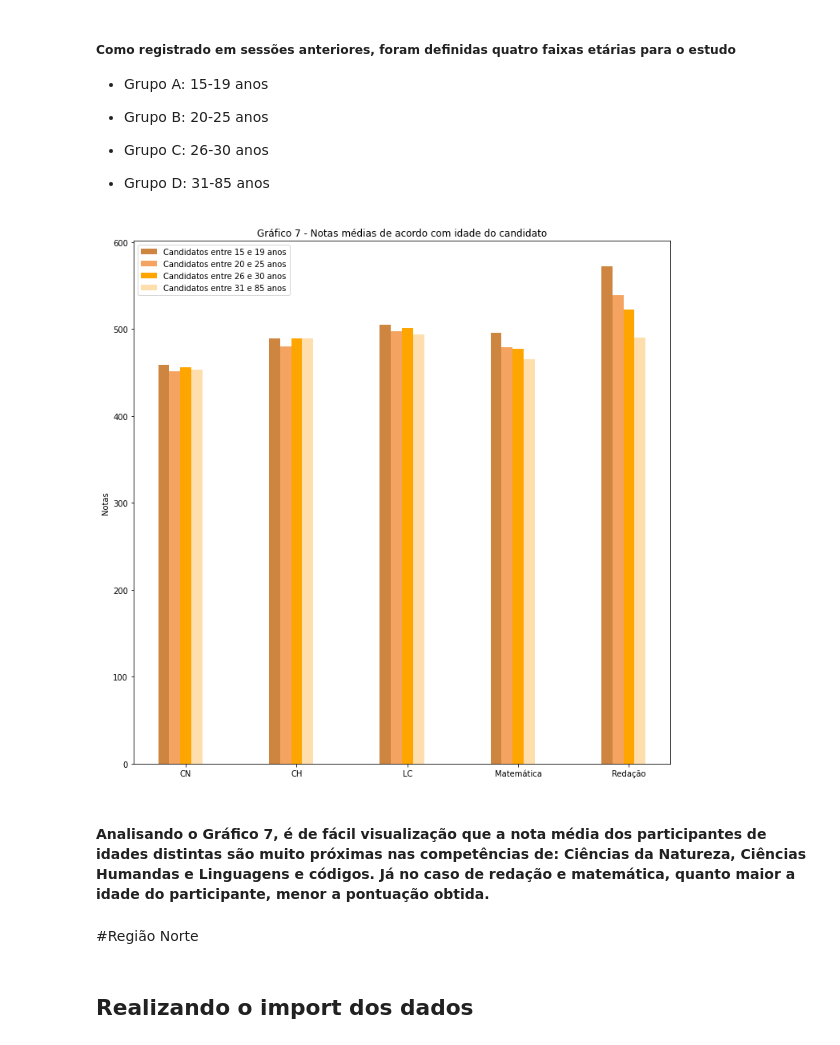
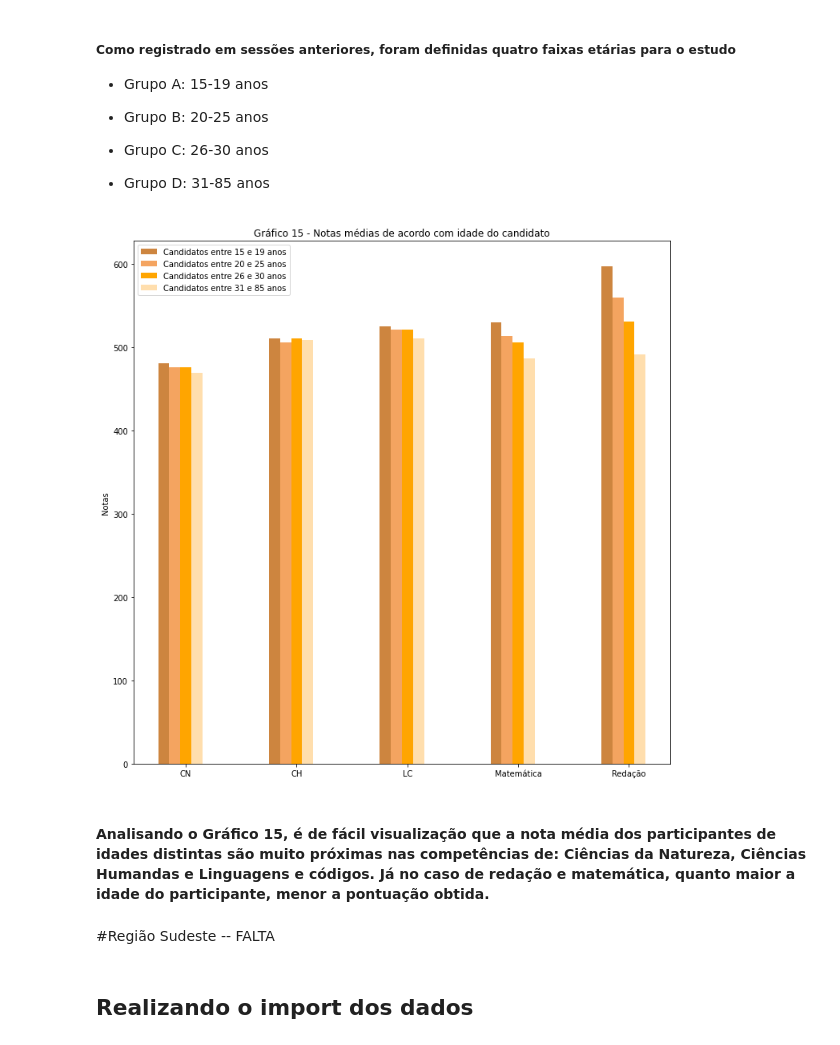
Before and after one commit to henriquecl/DataSciene_Destrinchando_o_ENEM, a Jupyter notebook: Brincando_com_o_ENEM.ipynb, the cells around one changed output. Drawn from its saved outputs; the diff is of its cells as text; code cells hidden in the pictures.

```diff
--- a/Brincando_com_o_ENEM.ipynb
+++ b/Brincando_com_o_ENEM.ipynb
@@ -8,6 +8,7 @@ import chardet
 import matplotlib.pyplot as plt
 import numpy as np
 import seaborn as sns
+plt.rcParams['figure.figsize'] = [10, 10]
 
 # Utilizada para identificar o tipo de encoding do dataset
 #with open("/content/drive/My Drive/Dados_ENEM/dados10.csv", 'rb') as rawdata:
@@ -1283,37 +1298,37 @@ plt.show()
 # %%
 notas_idade = notas.copy()
 notas_idade.append("NU_IDADE")
-grupo_a_norte = dados_norte[notas_idade].query('NU_IDADE <= 19 and NU_IDADE>= 15').dropna().mean()
-grupo_b_norte = dados_norte[notas_idade].query('NU_IDADE <= 25 and NU_IDADE>= 20').dropna().mean()
-grupo_c_norte = dados_norte[notas_idade].query('NU_IDADE <= 30 and NU_IDADE>= 26').dropna().mean()
-grupo_d_norte = dados_norte[notas_idade].query('NU_IDADE <= 85 and NU_IDADE>= 31').dropna().mean()
+grupo_a_CO = dados_CO[notas_idade].query('NU_IDADE <= 19 and NU_IDADE>= 15').dropna().mean()
+grupo_b_CO = dados_CO[notas_idade].query('NU_IDADE <= 25 and NU_IDADE>= 20').dropna().mean()
+grupo_c_CO = dados_CO[notas_idade].query('NU_IDADE <= 30 and NU_IDADE>= 26').dropna().mean()
+grupo_d_CO = dados_CO[notas_idade].query('NU_IDADE <= 85 and NU_IDADE>= 31').dropna().mean()
 
-grupo_a_norte = grupo_a_norte[notas]
-grupo_b_norte = grupo_b_norte[notas]
-grupo_c_norte = grupo_c_norte[notas]
-grupo_d_norte = grupo_d_norte[notas]
+grupo_a_CO = grupo_a_CO[notas]
+grupo_b_CO = grupo_b_CO[notas]
+grupo_c_CO = grupo_c_CO[notas]
+grupo_d_CO = grupo_d_CO[notas]
 
 #Plot do gráfico
 plt.rcParams['figure.figsize'] = [12, 12]  # Essa linha que fez a imagem ficar maior
 fig, ax = plt.subplots()
-rects1 = ax.bar(x +0.00 , grupo_a_norte ,color= 'peru',  width=0.1, label='Candidatos entre 15 e 19 anos')
-rects2 = ax.bar(x +0.10 , grupo_b_norte    ,color = 'sandybrown' ,width=0.1, label='Candidatos entre 20 e 25 anos')
-rects3 = ax.bar(x +0.20 ,grupo_c_norte,color ='orange'  ,width=0.1, label='Candidatos entre 26 e 30 anos')
-rects4 = ax.bar(x +0.30 , grupo_d_norte  ,color = 'navajowhite' ,width=0.1, label='Candidatos entre 31 e 85 anos')
+rects1 = ax.bar(x +0.00 , grupo_a_CO ,color= 'peru',  width=0.1, label='Candidatos entre 15 e 19 anos')
+rects2 = ax.bar(x +0.10 , grupo_b_CO    ,color = 'sandybrown' ,width=0.1, label='Candidatos entre 20 e 25 anos')
+rects3 = ax.bar(x +0.20 ,grupo_c_CO,color ='orange'  ,width=0.1, label='Candidatos entre 26 e 30 anos')
+rects4 = ax.bar(x +0.30 , grupo_d_CO  ,color = 'navajowhite' ,width=0.1, label='Candidatos entre 31 e 85 anos')
 
 ax.set_ylabel('Notas')
 #plt.figure(figsize=(10,8))
-ax.set_title('Gráfico 7 - Notas médias de acordo com idade do candidato')
+ax.set_title('Gráfico 15 - Notas médias de acordo com idade do candidato')
 ax.set_xticks(x + 0.2)
 ax.set_xticklabels(['CN', 'CH', 'LC', 'Matemática', 'Redação'])
 ax.legend(loc=0)
 plt.show()
 # %% [output]
-[figure, old version]
+[figure, new version]
 # %% [markdown]
-#### Analisando o Gráfico 7, é de fácil visualização que a nota média dos participantes de idades distintas são muito próximas nas competências de: Ciências da Natureza, Ciências Humandas e Linguagens e códigos. Já no caso de redação e matemática, quanto maior a idade do participante, menor a pontuação obtida.
+#### Analisando o Gráfico 15, é de fácil visualização que a nota média dos participantes de idades distintas são muito próximas nas competências de: Ciências da Natureza, Ciências Humandas e Linguagens e códigos. Já no caso de redação e matemática, quanto maior a idade do participante, menor a pontuação obtida.
 # %% [markdown]
-#Região Norte
+#Região Sudeste -- FALTA
 # %% [markdown]
 ##  Realizando o import dos dados
 # %%
```
Also changed, not shown: parts of 34 cells of this notebook.
